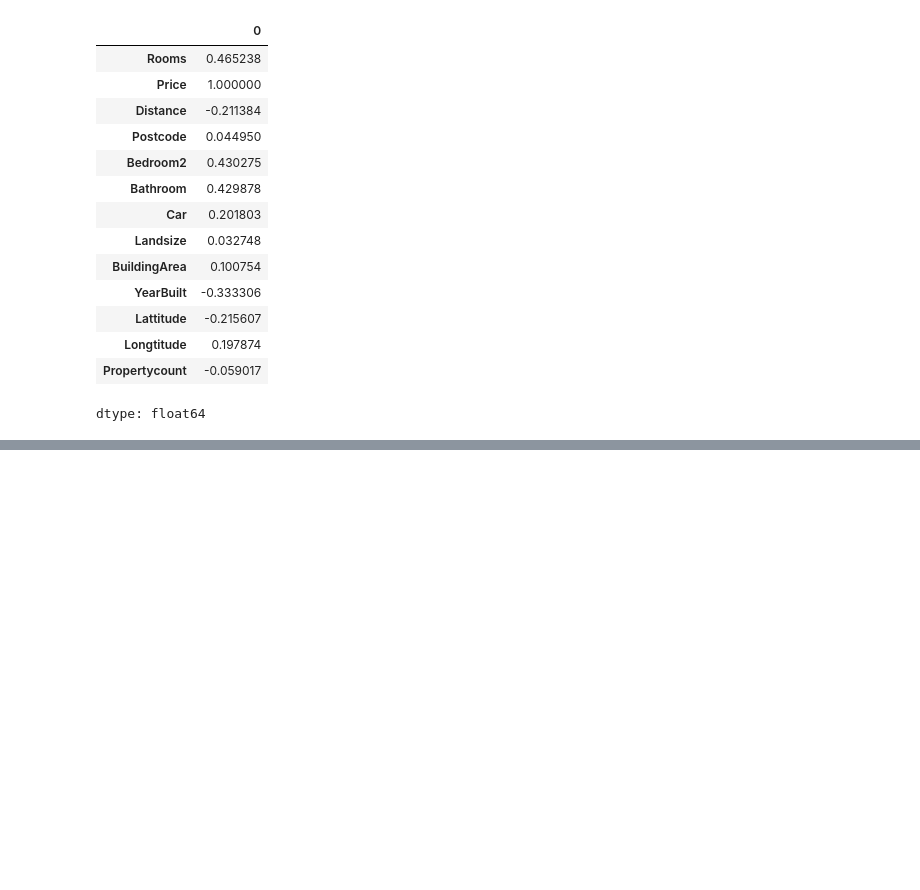
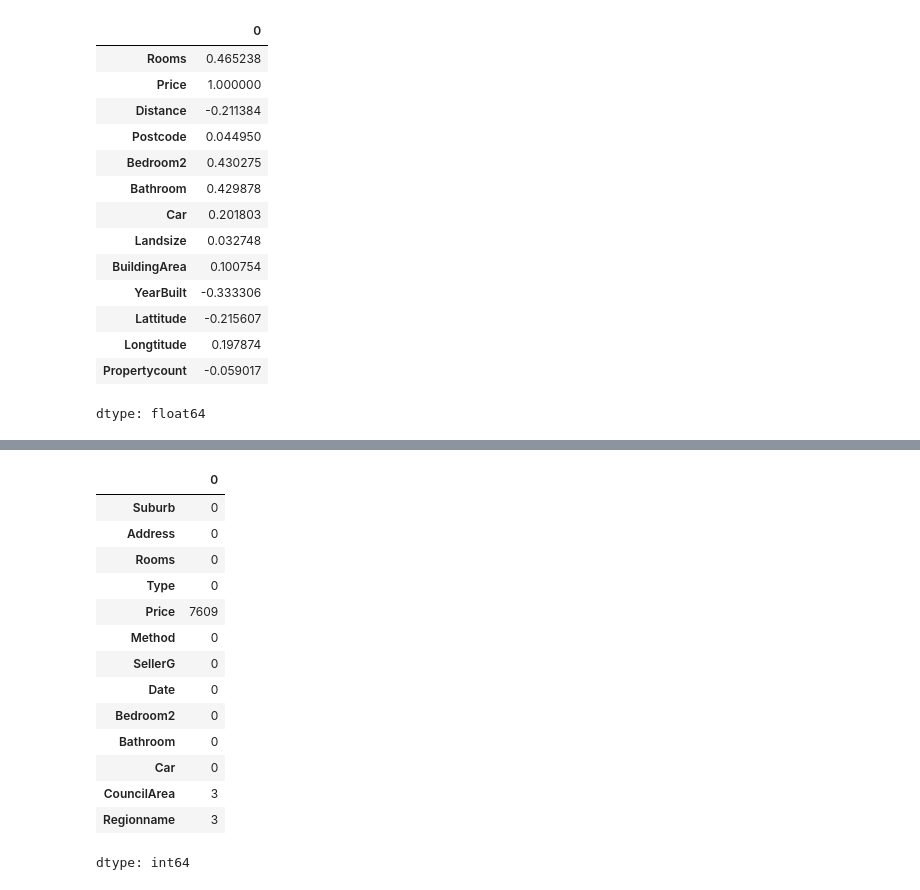
Before and after one commit to Rabiul-ds/Melbourne-housing-market-price-prediction, a Jupyter notebook: DA_Assignment.ipynb, the cells around one changed output, grey strips where cells are left out. Saved outputs shown, nothing was run; the diff lists cells and outputs as text; code cells hidden in the pictures; blank space fills up the shorter version.

```diff
--- a/DA_Assignment.ipynb
+++ b/DA_Assignment.ipynb
@@ -145,7 +152,3 @@ df.isna().sum()
 | CouncilArea | 3 |
 | Regionname | 3 |
 dtype: int64
-# %%
-# Fill the missing values of Bathroom and Car with mode
-df['Bathroom'].fillna(df['Bathroom'].mode()[0], inplace=True)
-df['Car'].fillna(df['Car'].mode()[0], inplace=True)
@@ -205,0 +185,22 @@ dtype: int64
+# %%
+# Fill missing values using group median by 'Rooms'
+df['Car'] = df['Car'].fillna(df.groupby('Rooms')['Car'].transform('median')).round()
+df['Bathroom'] = df['Bathroom'].fillna(df.groupby('Rooms')['Bathroom'].transform('median')).round()
+df['Bedroom2'] = df['Bedroom2'].fillna(df.groupby('Rooms')['Bedroom2'].transform('median')).round()
+df.isna().sum()
+# %% [output]
+|  | 0 |
+| Suburb | 0 |
+| Address | 0 |
+| Rooms | 0 |
+| Type | 0 |
+| Price | 7609 |
+| Method | 0 |
+| SellerG | 0 |
+| Date | 0 |
+| Bedroom2 | 0 |
+| Bathroom | 0 |
+| Car | 0 |
+| CouncilArea | 3 |
+| Regionname | 3 |
+dtype: int64
```
Also changed, not shown: parts of 11 cells of this notebook.
